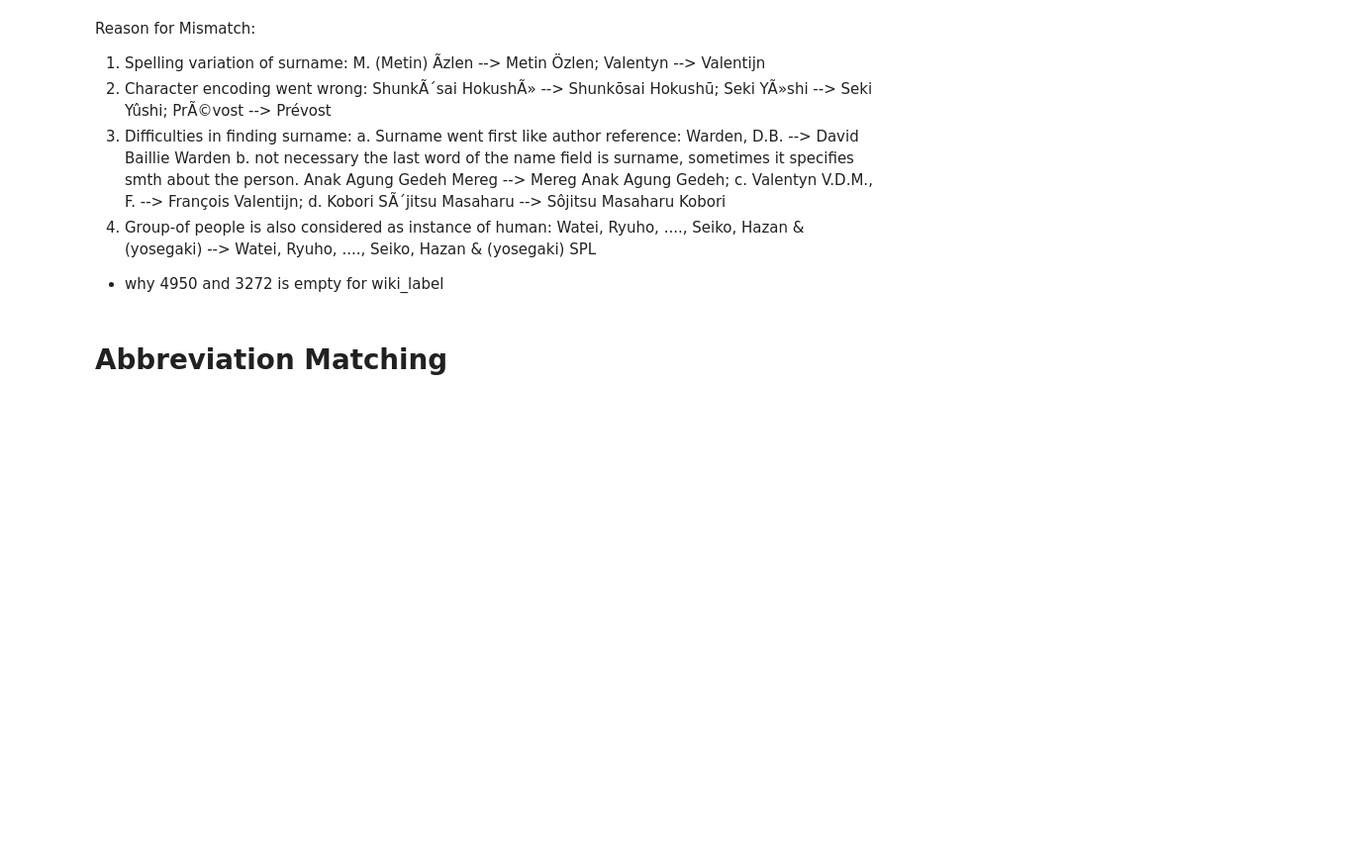
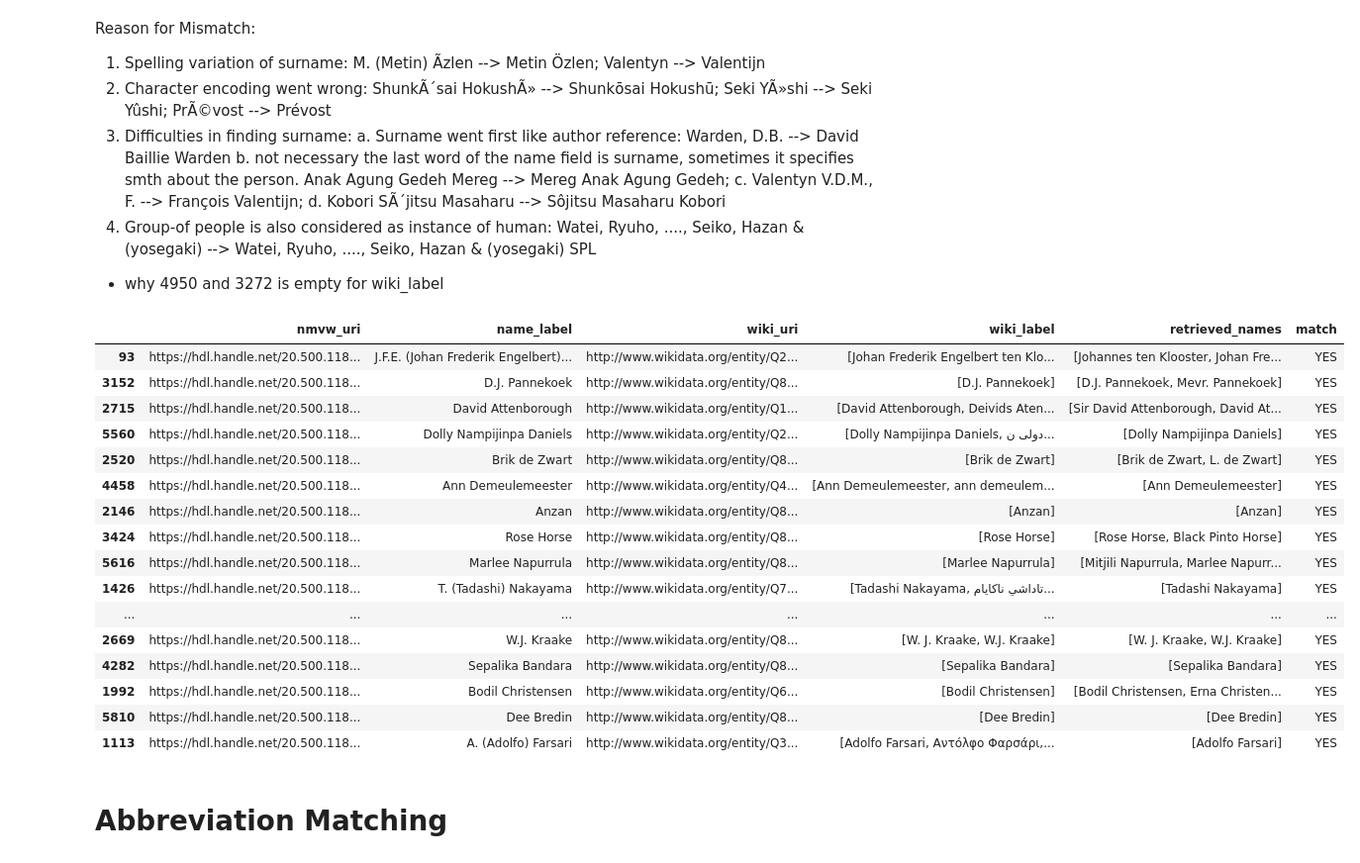
Before and after one commit to Shoilee/dh_entity_linking_v2, a Jupyter notebook: entity_alignment/ground_truth/discussion.ipynb, the cells around one changed output. Shown: that part at 99% size. Drawn from its saved outputs; the diff is of its cells as text; code cells hidden in the pictures; blank space fills up the shorter version.

```diff
--- a/entity_alignment/ground_truth/discussion.ipynb
+++ b/entity_alignment/ground_truth/discussion.ipynb
@@ -80,6 +80,26 @@ Reason for Mismatch:
 4. Group-of people is also considered as instance of human: Watei, Ryuho, ...., Seiko, Hazan & (yosegaki) --> Watei, Ryuho, ...., Seiko, Hazan & (yosegaki) SPL
 
 - why 4950 and 3272  is empty for wiki_label
+# %%
+df.loc[df["match"] == "YES"].sample(20)
+# %% [output]
+|  | nmvw_uri | name_label | wiki_uri | wiki_label | retrieved_names | match |
+| 93 | https://hdl.handle.net/20.500.118... | J.F.E. (Johan Frederik Engelbert)... | http://www.wikidata.org/entity/Q2... | [Johan Frederik Engelbert ten Klo... | [Johannes ten Klooster, Johan Fre... | YES |
+| 3152 | https://hdl.handle.net/20.500.118... | D.J. Pannekoek | http://www.wikidata.org/entity/Q8... | [D.J. Pannekoek] | [D.J. Pannekoek, Mevr. Pannekoek] | YES |
+| 2715 | https://hdl.handle.net/20.500.118... | David Attenborough | http://www.wikidata.org/entity/Q1... | [David Attenborough, Deivids Aten... | [Sir David Attenborough, David At... | YES |
+| 5560 | https://hdl.handle.net/20.500.118... | Dolly Nampijinpa Daniels | http://www.wikidata.org/entity/Q2... | [Dolly Nampijinpa Daniels, دولى ن... | [Dolly Nampijinpa Daniels] | YES |
+| 2520 | https://hdl.handle.net/20.500.118... | Brik de Zwart | http://www.wikidata.org/entity/Q8... | [Brik de Zwart] | [Brik de Zwart, L. de Zwart] | YES |
+| 4458 | https://hdl.handle.net/20.500.118... | Ann Demeulemeester | http://www.wikidata.org/entity/Q4... | [Ann Demeulemeester, ann demeulem... | [Ann Demeulemeester] | YES |
+| 2146 | https://hdl.handle.net/20.500.118... | Anzan | http://www.wikidata.org/entity/Q8... | [Anzan] | [Anzan] | YES |
+| 3424 | https://hdl.handle.net/20.500.118... | Rose Horse | http://www.wikidata.org/entity/Q8... | [Rose Horse] | [Rose Horse, Black Pinto Horse] | YES |
+| 5616 | https://hdl.handle.net/20.500.118... | Marlee Napurrula | http://www.wikidata.org/entity/Q8... | [Marlee Napurrula] | [Mitjili Napurrula, Marlee Napurr... | YES |
+| 1426 | https://hdl.handle.net/20.500.118... | T. (Tadashi) Nakayama | http://www.wikidata.org/entity/Q7... | [Tadashi Nakayama, تاداشي ناكايام... | [Tadashi Nakayama] | YES |
+| ... | ... | ... | ... | ... | ... | ... |
+| 2669 | https://hdl.handle.net/20.500.118... | W.J. Kraake | http://www.wikidata.org/entity/Q8... | [W. J. Kraake, W.J. Kraake] | [W. J. Kraake, W.J. Kraake] | YES |
+| 4282 | https://hdl.handle.net/20.500.118... | Sepalika Bandara | http://www.wikidata.org/entity/Q8... | [Sepalika Bandara] | [Sepalika Bandara] | YES |
+| 1992 | https://hdl.handle.net/20.500.118... | Bodil Christensen | http://www.wikidata.org/entity/Q6... | [Bodil Christensen] | [Bodil Christensen, Erna Christen... | YES |
+| 5810 | https://hdl.handle.net/20.500.118... | Dee Bredin | http://www.wikidata.org/entity/Q8... | [Dee Bredin] | [Dee Bredin] | YES |
+| 1113 | https://hdl.handle.net/20.500.118... | A. (Adolfo) Farsari | http://www.wikidata.org/entity/Q3... | [Adolfo Farsari, Αντόλφο Φαρσάρι,... | [Adolfo Farsari] | YES |
 # %% [markdown]
 # Abbreviation Matching
 # %%
```
Also changed, not shown: parts of 2 cells of this notebook.
